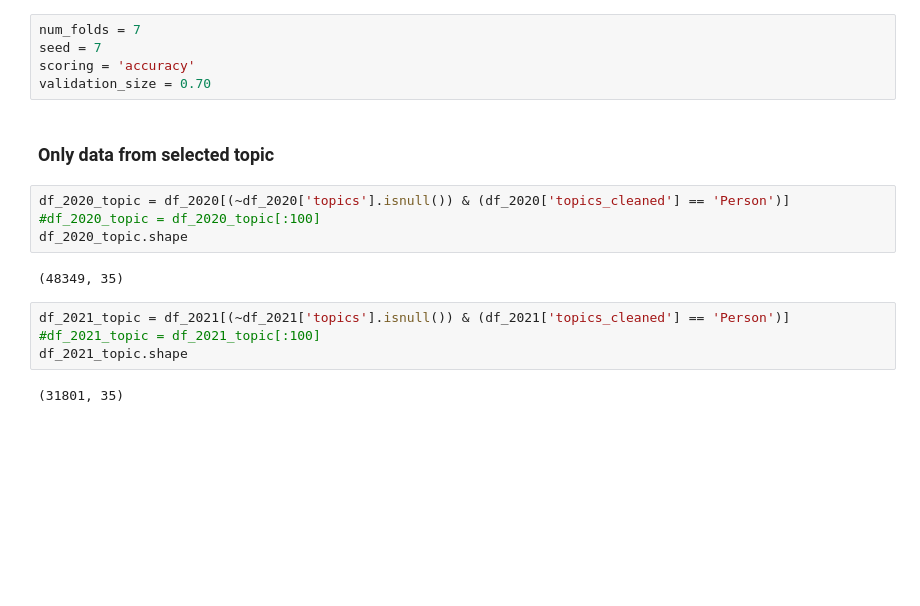
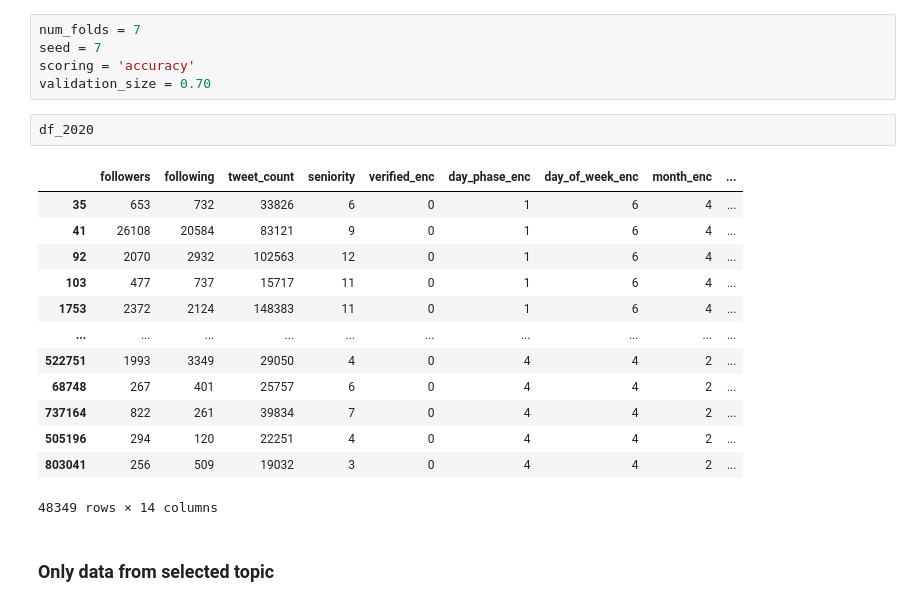
Before and after one commit to MiguelDordio/InformationFlow, a Jupyter notebook: Twitter/analysis/topic_performance_prediction.ipynb, the cells around one changed output. Cells and saved outputs as stored; diff of their text form; blank space fills up the shorter version.

```diff
--- a/Twitter/analysis/topic_performance_prediction.ipynb
+++ b/Twitter/analysis/topic_performance_prediction.ipynb
@@ -83,17 +56,21 @@ num_folds = 7
 seed = 7
 scoring = 'accuracy'
 validation_size = 0.70
+# %%
+df_2020
+# %% [output]
+|  | followers | following | tweet_count | seniority | verified_enc | day_phase_enc | day_of_week_enc | month_enc | ... |
+| 35 | 653 | 732 | 33826 | 6 | 0 | 1 | 6 | 4 | ... |
+| 41 | 26108 | 20584 | 83121 | 9 | 0 | 1 | 6 | 4 | ... |
+| 92 | 2070 | 2932 | 102563 | 12 | 0 | 1 | 6 | 4 | ... |
+| 103 | 477 | 737 | 15717 | 11 | 0 | 1 | 6 | 4 | ... |
+| 1753 | 2372 | 2124 | 148383 | 11 | 0 | 1 | 6 | 4 | ... |
+| ... | ... | ... | ... | ... | ... | ... | ... | ... | ... |
+| 522751 | 1993 | 3349 | 29050 | 4 | 0 | 4 | 4 | 2 | ... |
+| 68748 | 267 | 401 | 25757 | 6 | 0 | 4 | 4 | 2 | ... |
+| 737164 | 822 | 261 | 39834 | 7 | 0 | 4 | 4 | 2 | ... |
+| 505196 | 294 | 120 | 22251 | 4 | 0 | 4 | 4 | 2 | ... |
+| 803041 | 256 | 509 | 19032 | 3 | 0 | 4 | 4 | 2 | ... |
+48349 rows × 14 columns
 # %% [markdown]
 ### Only data from selected topic
-# %%
-df_2020_topic = df_2020[(~df_2020['topics'].isnull()) & (df_2020['topics_cleaned'] == 'Person')]
-#df_2020_topic = df_2020_topic[:100]
-df_2020_topic.shape
-# %% [output]
-(48349, 35)
-# %%
-df_2021_topic = df_2021[(~df_2021['topics'].isnull()) & (df_2021['topics_cleaned'] == 'Person')]
-#df_2021_topic = df_2021_topic[:100]
-df_2021_topic.shape
-# %% [output]
-(31801, 35)
```
Also changed, not shown: parts of 19 cells of this notebook, 1 other file.
